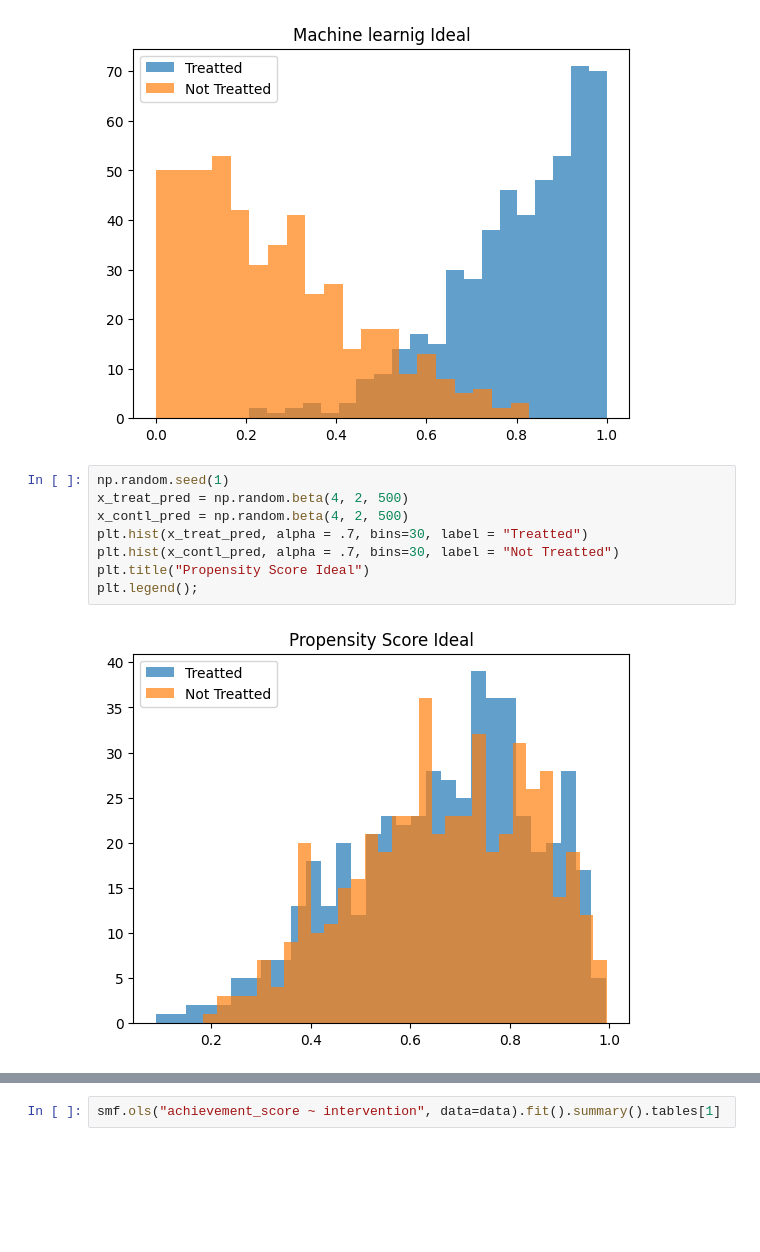
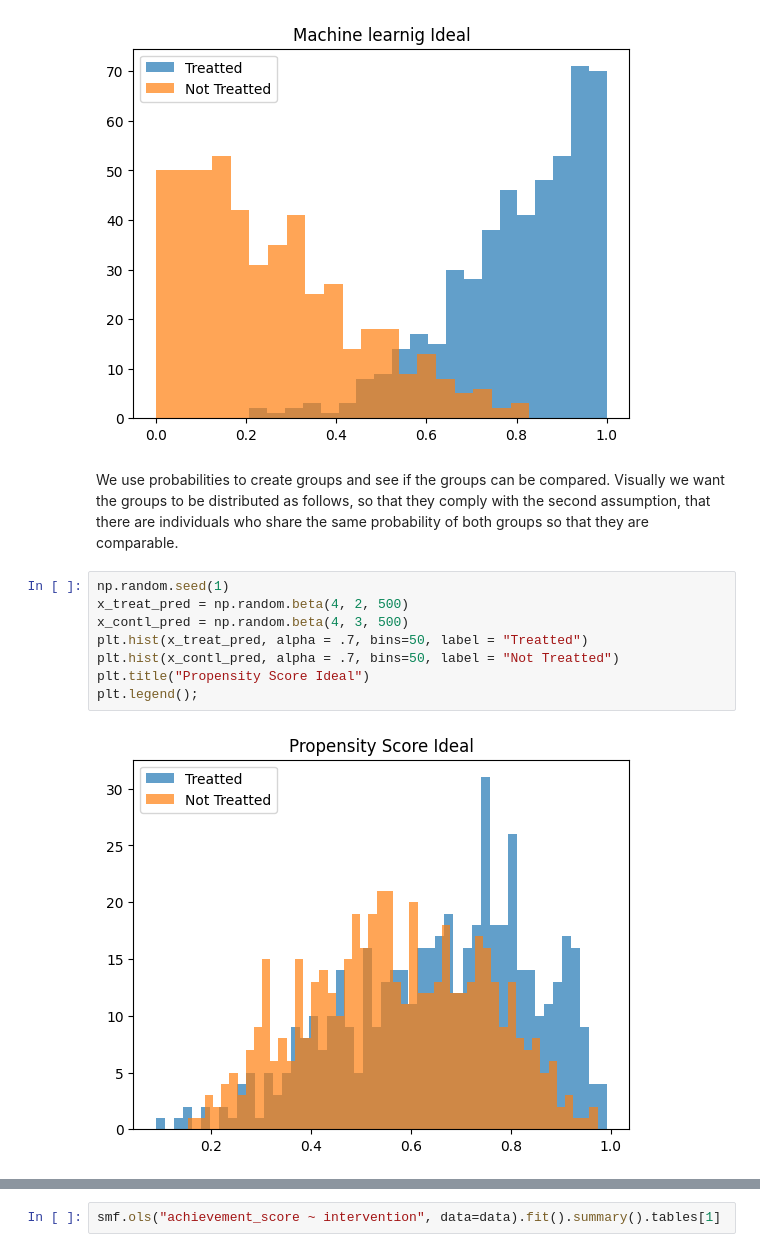
Before and after one commit to alexanderquispe/1REI05, a Jupyter notebook: tutorials/tutorial12/tutorial12.ipynb, the cells around one changed output, grey strips where cells are left out. Cells and saved outputs as stored; diff of their text form; blank space fills up the shorter version.

```diff
--- a/tutorials/tutorial12/tutorial12.ipynb
+++ b/tutorials/tutorial12/tutorial12.ipynb
@@ -28,13 +50,15 @@ plt.title("Machine learnig Ideal")
 plt.legend();
 # %% [output]
 [figure]
+# %% [markdown]
+We use probabilities to create groups and see if the groups can be compared. Visually we want the groups to be distributed as follows, so that they comply with the second assumption, that there are individuals who share the same probability of both groups so that they are comparable.
 # %%
 np.random.seed(1)
 x_treat_pred = np.random.beta(4, 2, 500)
-x_contl_pred = np.random.beta(4, 2, 500)
-plt.hist(x_treat_pred, alpha = .7, bins=30, label = "Treatted")
-plt.hist(x_contl_pred, alpha = .7, bins=30, label = "Not Treatted")
+x_contl_pred = np.random.beta(4, 3, 500)
+plt.hist(x_treat_pred, alpha = .7, bins=50, label = "Treatted")
+plt.hist(x_contl_pred, alpha = .7, bins=50, label = "Not Treatted")
 plt.title("Propensity Score Ideal")
 plt.legend();
 # %% [output]
-[figure, old version]
+[figure, new version]
```
Also changed, not shown: parts of 36 cells of this notebook.
